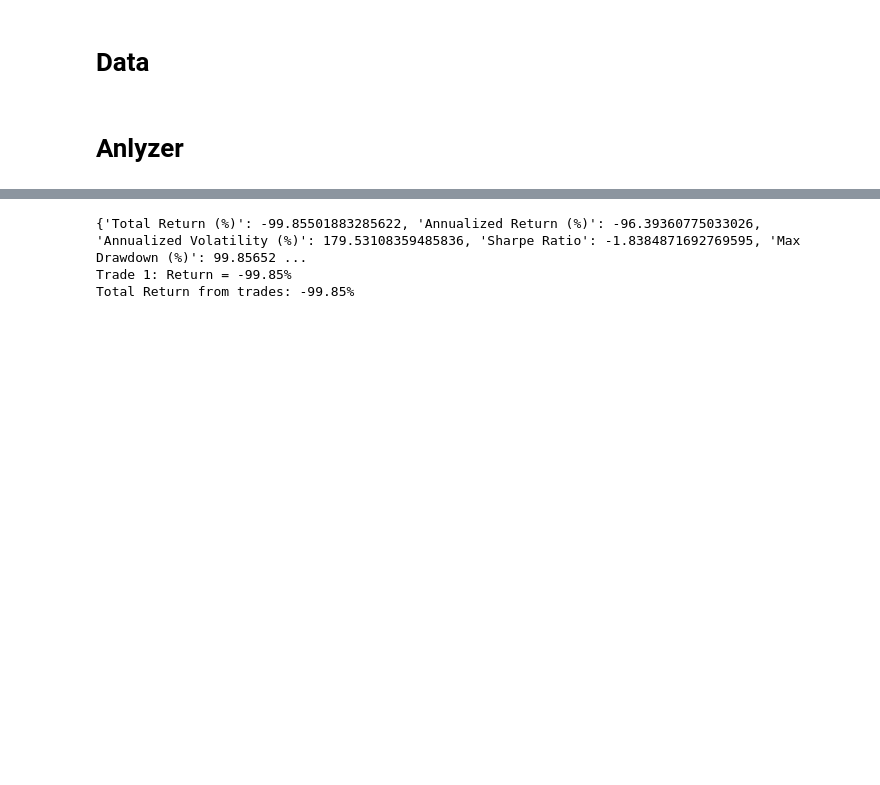
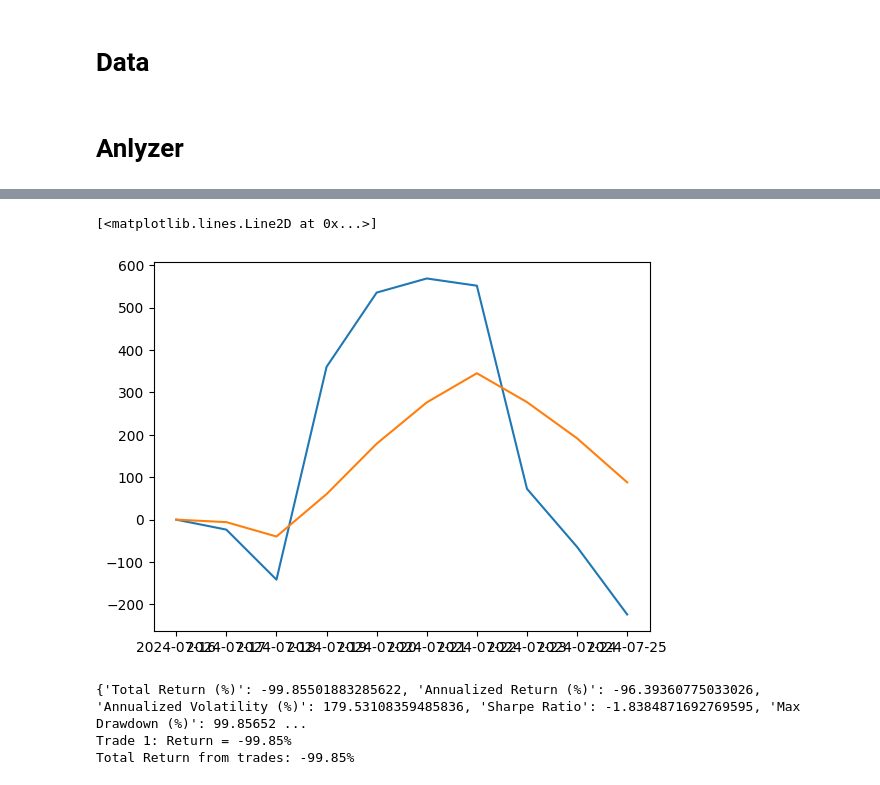
Before and after one commit to ArvinEsfandiari/RevIN-MACD-CNNxLSTM, a Jupyter notebook: src/brute_force/trade_analyzer.ipynb, the cells around one changed output, grey strips where cells are left out. Cells and saved outputs as stored; diff of their text form; code cells hidden in the pictures; blank space fills up the shorter version.

```diff
--- a/src/brute_force/trade_analyzer.ipynb
+++ b/src/brute_force/trade_analyzer.ipynb
@@ -70,7 +70,8 @@ class MACDBacktester:
         self.data['signal'] = np.where((self.data['macd_line'] - self.data['signal_line']) > threshold, 1, 0) # Buy signal
         self.data['signal'] = np.where((self.data['macd_line'] - self.data['signal_line']) < -threshold, 0, self.data['signal']) # Sell signal
         # Generation the position by shifting the signals
-        self.data['positions'] = self.data['signal'].shift(1).fillna(0)
+        #self.data['positions'] = self.data['signal'].shift(1).fillna(0)
+        self.data['positions'] = self.data['signal']
 
     def backtest_strategy(self):
         """
@@ -102,8 +103,8 @@ class MACDBacktester:
                 shares_to_buy = shares_to_buy * (1-self.buy_fee_percent)
 
                 if shares_to_buy > 0.00002:
-                    buy_price = round((round((cash/price),8)/shares_to_buy) * price , 8)
-                    total_cost = shares_to_buy * buy_price
+                    buy_price = round((cash/shares_to_buy),8)
+                    total_cost = round(shares_to_buy * buy_price, 8)
                     cash -= total_cost
                     holdings += shares_to_buy * price
                     position += shares_to_buy
@@ -111,7 +112,7 @@ class MACDBacktester:
 
             elif position_change ==-1 and position > 0: # position is the number of shares.
                 # Exit the long position
-                sell_price = price * shares_to_buy * (1-self.buy_fee_percent)
+                sell_price = price * (1-self.buy_fee_percent)
                 total_proceeds = position * sell_price
                 cash += total_proceeds
                 holdings -= position * sell_price
@@ -144,6 +145,7 @@ class MACDBacktester:
             self.data.at[self.data.index[-1], 'holdings'] = holdings
             self.data.at[self.data.index[-1], 'total'] = total
 
+        self.results = self.data[['cash', 'holdings', 'total']]
         self.results = self.data[['cash', 'holdings', 'total']]
 
 
@@ -184,0 +297,7 @@ class MACDBacktester:
+# %%
+backtester = MACDBacktester(df_train, 3, 5, 7)
+backtester.calculate_macd()
+backtester.generate_signals()
+data = backtester.backtest_strategy()
+data = data.drop(data.index[0])
+data.head(n=10)
@@ -185 +335,7 @@ class MACDBacktester:
+# %%
+plt.plot(data['macd_line'][:10], label = 'MACD line')
+plt.plot(data['signal_line'][:10], label = 'Signal line')
+# %% [output]
+[<matplotlib.lines.Line2D at 0x...>]
+[figure, added]
 # %%
```
Also changed, not shown: parts of 4 cells of this notebook, 1 other file.
